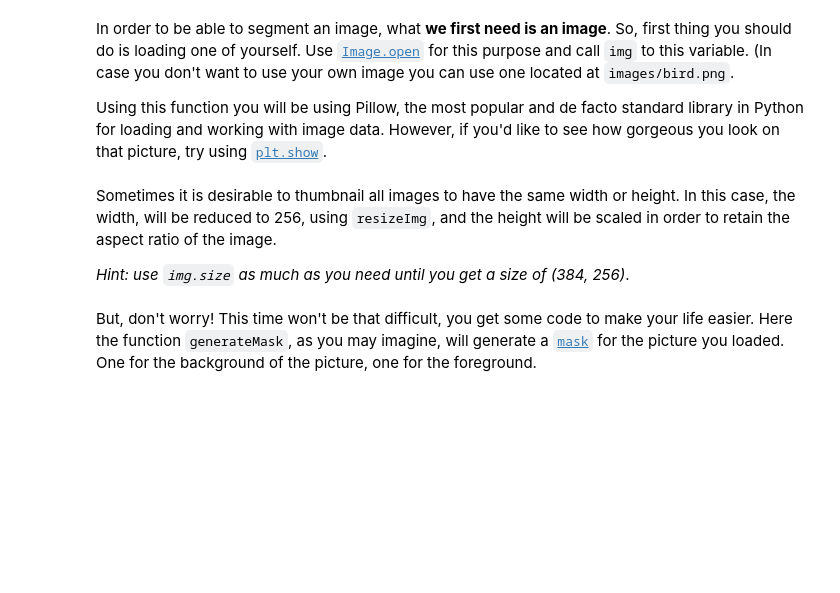
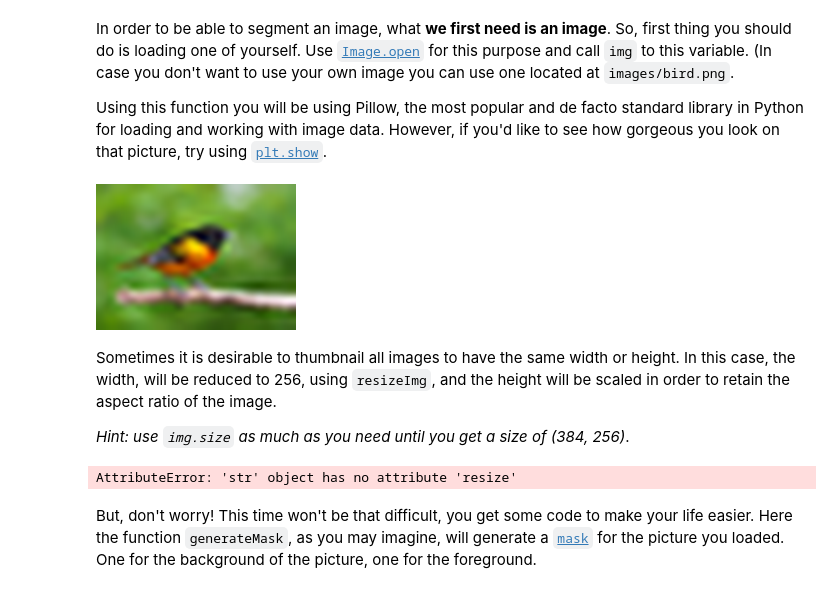
Before and after one commit to blancalluch/ImageSegmentation, a Jupyter notebook: main.ipynb, the cells around one changed output. Cells and saved outputs as stored; diff of their text form; code cells hidden in the pictures; blank space fills up the shorter version.

```diff
--- a/main.ipynb
+++ b/main.ipynb
@@ -45,6 +63,10 @@ In order to be able to segment an image, what **we first need is an image**. So,
 Using this function you will be using Pillow, the most popular and de facto standard library in Python for loading and working with image data. However, if you'd like to see how gorgeous you look on that picture, try using [`plt.show`](https://matplotlib.org/api/_as_gen/matplotlib.pyplot.show.html).
 # %%
 # Your code here
+img="images/bird.png"
+Image.open(img)
+# %% [output]
+[figure, added]
 # %% [markdown]
 Sometimes it is desirable to thumbnail all images to have the same width or height. In this case, the width, will be reduced to 256, using `resizeImg`, and the height will be scaled in order to retain the aspect ratio of the image.
 
@@ -54,3 +74,8 @@ Sometimes it is desirable to thumbnail all images to have the same width or heig
+# %%
+img=img.resize((384,256))
+img.size
+# %% [output]
+AttributeError: 'str' object has no attribute 'resize'
 # %% [markdown]
 But, don't worry! This time won't be that difficult, you get some code to make your life easier.
 Here the function `generateMask`, as you may imagine, will generate a [`mask`](http://www.xinapse.com/Manual/masking.html) for the picture you loaded. One for the background of the picture, one for the foreground.
```
Also changed, not shown: parts of 12 cells of this notebook.
